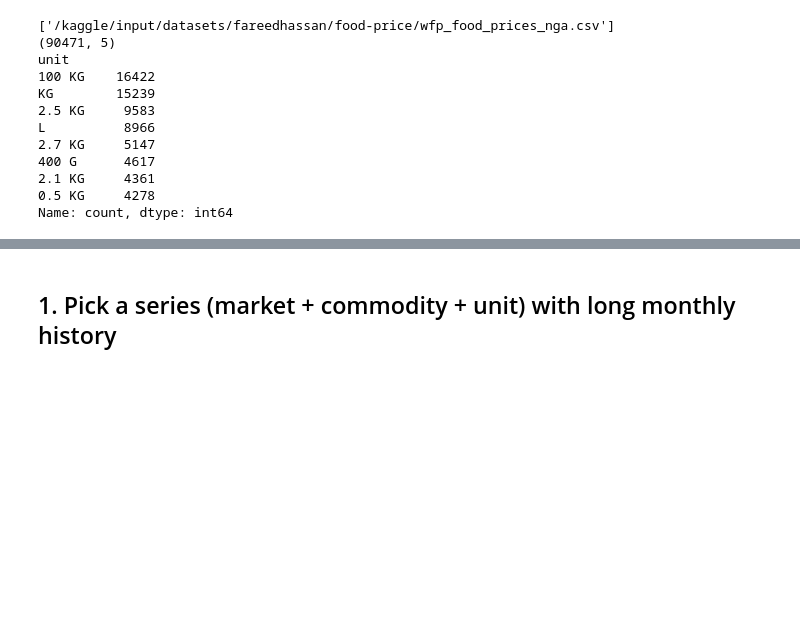
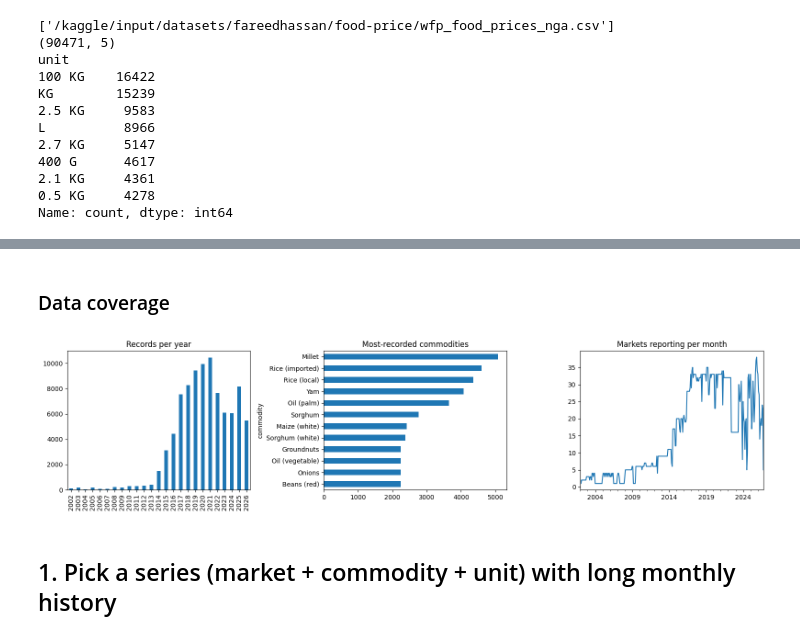
Before and after one commit to Abdu-Fareed004/Nigeria-Food-Prices-Forecasting, a Jupyter notebook: food-prices-forcasting-in-ng.ipynb, the cells around one changed output, grey strips where cells are left out. Cells and saved outputs as stored; diff of their text form; code cells hidden in the pictures; blank space fills up the shorter version.

```diff
--- a/food-prices-forcasting-in-ng.ipynb
+++ b/food-prices-forcasting-in-ng.ipynb
@@ -40,3 +84,14 @@ Name: count, dtype: int64
+# %% [markdown]
+### Data coverage
+# %%
+# ---- DATA COVERAGE ----
+fig, ax = plt.subplots(1, 3, figsize=(16, 4))
+df.groupby(df.date.dt.year).size().plot.bar(ax=ax[0]); ax[0].set_title('Records per year'); ax[0].set_xlabel('')
+df.commodity.value_counts().head(12).sort_values().plot.barh(ax=ax[1]); ax[1].set_title('Most-recorded commodities')
+df.groupby('date').market.nunique().plot(ax=ax[2]); ax[2].set_title('Markets reporting per month'); ax[2].set_xlabel('')
+plt.tight_layout(); plt.show()
+# %% [output]
+[figure, added]
 # %% [markdown]
 ## 1. Pick a series (market + commodity + unit) with long monthly history
 # %%
```
Also changed, not shown: parts of 20 cells of this notebook.
